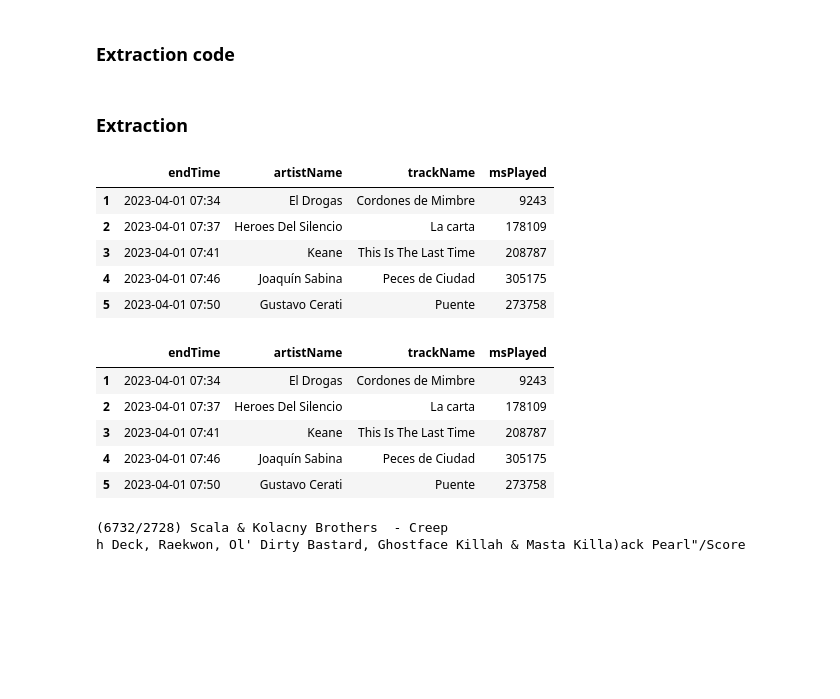
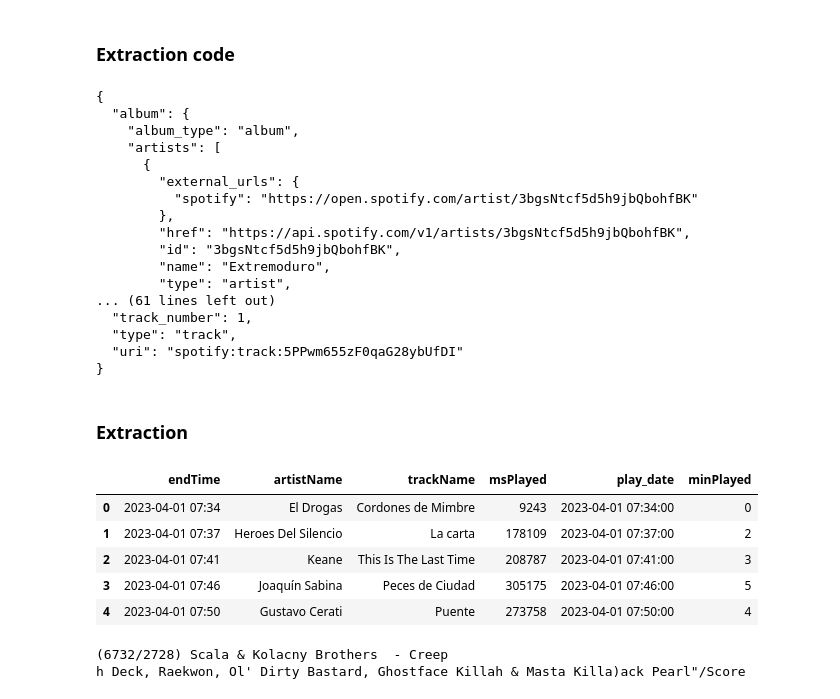
Before and after one commit to JorgeSilvestre/spotify_project, a Jupyter notebook: exploration.ipynb, the cells around one changed output. Cells and saved outputs as stored; diff of their text form; code cells hidden in the pictures; blank space fills up the shorter version.

```diff
--- a/exploration.ipynb
+++ b/exploration.ipynb
@@ -94,0 +13,17 @@ lib_data.head()
+# %%
+rep_data = pd.read_json(data_folder / 'StreamingHistory_music_0.json')
+# Se eliminan registros duplicados: canciones que figuran dos veces, terminando a la vez,
+# pero con duraciones de reproducción diferentes.
+# Identificamos todos los registros duplicados
+min_duracion = rep_data[rep_data.duplicated(subset=['endTime', 'artistName', 'trackName'], keep=False)]
+display(min_duracion.head(10))
+# Para cada duplicado, obtenemos el índice del de menor duración
+min_duracion = min_duracion.groupby(['artistName', 'trackName', 'endTime']).idxmin()
+# Descartamos los registros cuyo índice es uno de los registros en min_duracion
+rep_data = rep_data[~rep_data.msPlayed.isin(min_duracion.msPlayed)]
+rep_data = rep_data.reset_index(drop=True)
+
+# Agregamos una columna con la fecha de reproducción
+rep_data['playDate'] = pd.to_datetime(rep_data.endTime, format='ISO8601').values
+# Agregamos una columna con el tiempo de reproducción, en minutos
+rep_data['minPlayed'] = rep_data.msPlayed//60000
@@ -177,27 +166,39 @@ def extract_album(album_id: str):
                             params=params)
 
     return response.json()
+# %%
+# Test track by name and artist
+print(json.dumps(search_track('Extremoduro', 'Buscando una luna'), indent=2))
+# %% [output]
+{
+  "album": {
+    "album_type": "album",
+    "artists": [
+      {
+        "external_urls": {
+          "spotify": "https://open.spotify.com/artist/3bgsNtcf5d5h9jbQbohfBK"
+        },
+        "href": "https://api.spotify.com/v1/artists/3bgsNtcf5d5h9jbQbohfBK",
+        "id": "3bgsNtcf5d5h9jbQbohfBK",
+        "name": "Extremoduro",
+        "type": "artist",
+... (61 lines left out)
+  "track_number": 1,
+  "type": "track",
+  "uri": "spotify:track:5PPwm655zF0qaG28ybUfDI"
+}
 # %% [markdown]
 ### Extraction
 # %%
-display(rep_data.head())
-
 tracks = rep_data.drop_duplicates(subset=['artistName', 'trackName'])
-# tracks = tracks.sort_values(by=['artistName', 'trackName'])
-display(tracks.head())
+tracks.head()
 # %% [output]
-|  | endTime | artistName | trackName | msPlayed |
-| 1 | 2023-04-01 07:34 | El Drogas | Cordones de Mimbre | 9243 |
-| 2 | 2023-04-01 07:37 | Heroes Del Silencio | La carta | 178109 |
-| 3 | 2023-04-01 07:41 | Keane | This Is The Last Time | 208787 |
-| 4 | 2023-04-01 07:46 | Joaquín Sabina | Peces de Ciudad | 305175 |
-| 5 | 2023-04-01 07:50 | Gustavo Cerati | Puente | 273758 |
+|  | endTime | artistName | trackName | msPlayed | play_date | minPlayed |
+| 0 | 2023-04-01 07:34 | El Drogas | Cordones de Mimbre | 9243 | 2023-04-01 07:34:00 | 0 |
+| 1 | 2023-04-01 07:37 | Heroes Del Silencio | La carta | 178109 | 2023-04-01 07:37:00 | 2 |
+| 2 | 2023-04-01 07:41 | Keane | This Is The Last Time | 208787 | 2023-04-01 07:41:00 | 3 |
+| 3 | 2023-04-01 07:46 | Joaquín Sabina | Peces de Ciudad | 305175 | 2023-04-01 07:46:00 | 5 |
+| 4 | 2023-04-01 07:50 | Gustavo Cerati | Puente | 273758 | 2023-04-01 07:50:00 | 4 |
-|  | endTime | artistName | trackName | msPlayed |
-| 1 | 2023-04-01 07:34 | El Drogas | Cordones de Mimbre | 9243 |
-| 2 | 2023-04-01 07:37 | Heroes Del Silencio | La carta | 178109 |
-| 3 | 2023-04-01 07:41 | Keane | This Is The Last Time | 208787 |
-| 4 | 2023-04-01 07:46 | Joaquín Sabina | Peces de Ciudad | 305175 |
-| 5 | 2023-04-01 07:50 | Gustavo Cerati | Puente | 273758 |
 # %%
 results = []
 for idx, row in tracks.iterrows():
```
Also changed, not shown: parts of 14 cells of this notebook, 2 other files.
